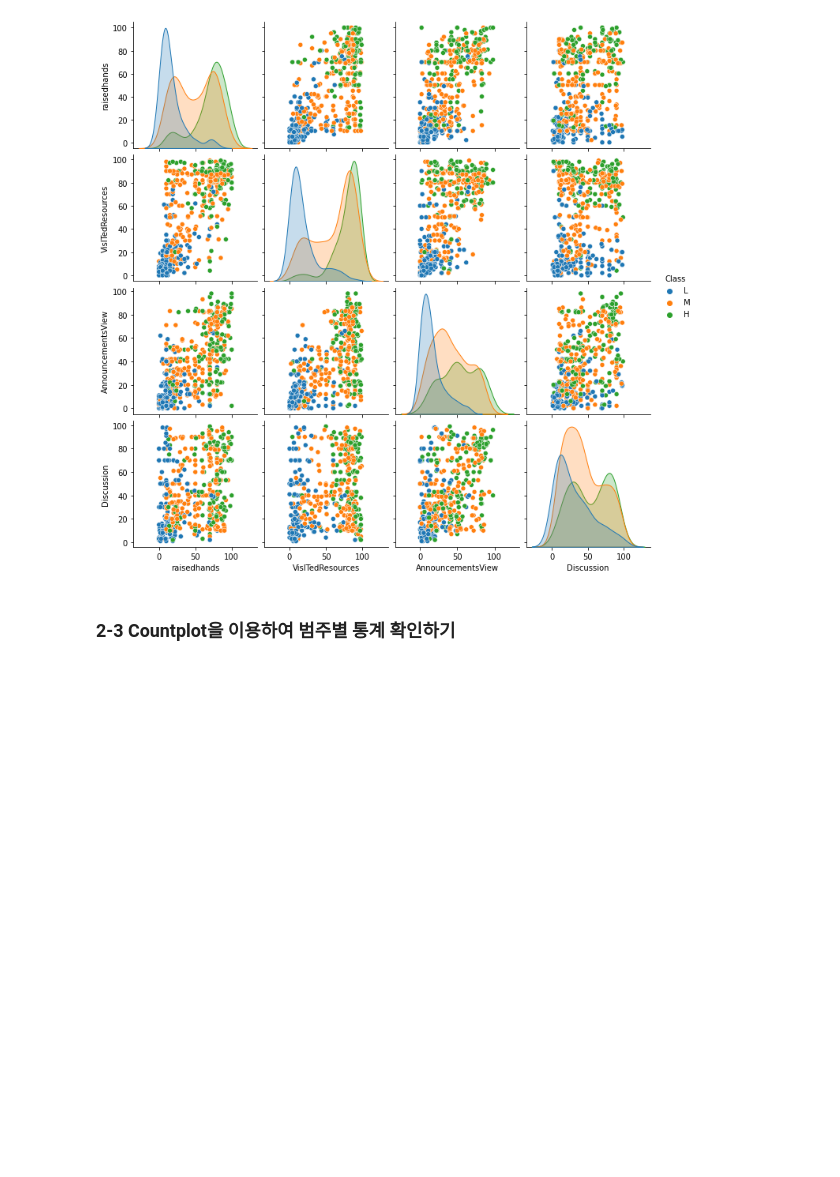
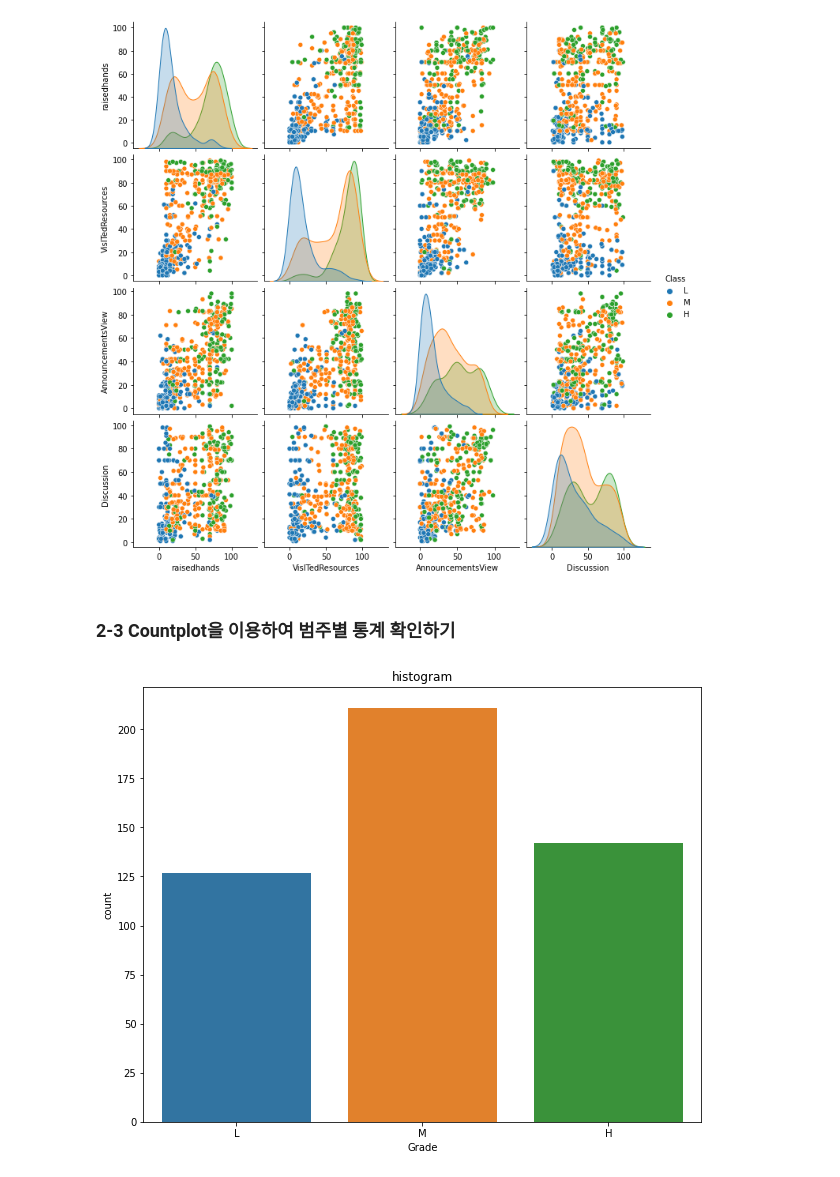
Before and after one commit to kish191919/Python_Project, a Jupyter notebook: Python_Basic/Basic_Kaggle_2_Students_Academic_Performance.ipynb, the cells around one changed output. Cells and saved outputs as stored; diff of their text form; code cells hidden in the pictures; blank space fills up the shorter version.

```diff
--- a/Python_Basic/Basic_Kaggle_2_Students_Academic_Performance.ipynb
+++ b/Python_Basic/Basic_Kaggle_2_Students_Academic_Performance.ipynb
@@ -244,4 +244,12 @@ sns.pairplot(data=df, hue='Class', hue_order=['L','M','H'])
 [figure]
 # %% [markdown]
 ### 2-3 Countplot을 이용하여 범주별 통계 확인하기
+# %%
+plt.figure(figsize=(10,8))
+sns.countplot(x='Class', data=df, order=['L', 'M', 'H'])
+plt.title("histogram")
+plt.xlabel("Grade")
+plt.show()
+# %% [output]
+[figure, added]
 # %%
```
Also changed, not shown: parts of 57 cells of this notebook.
